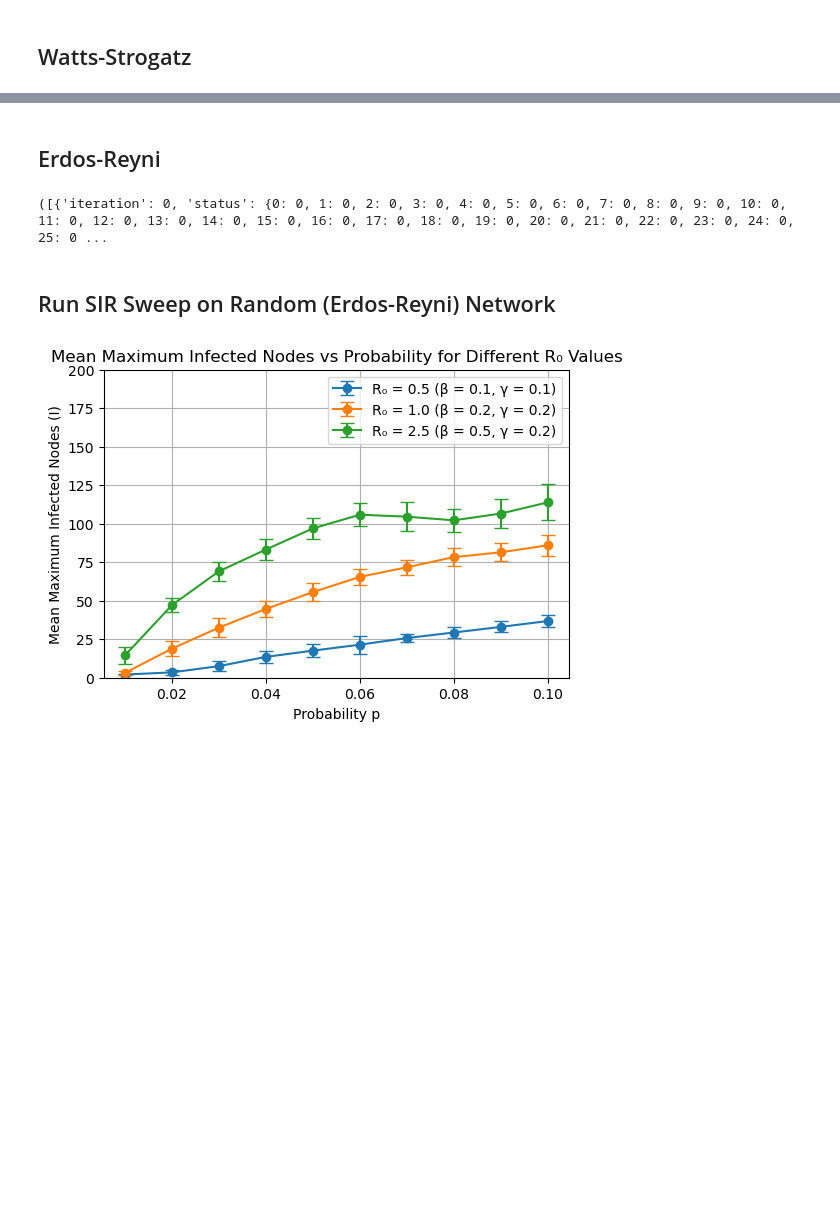
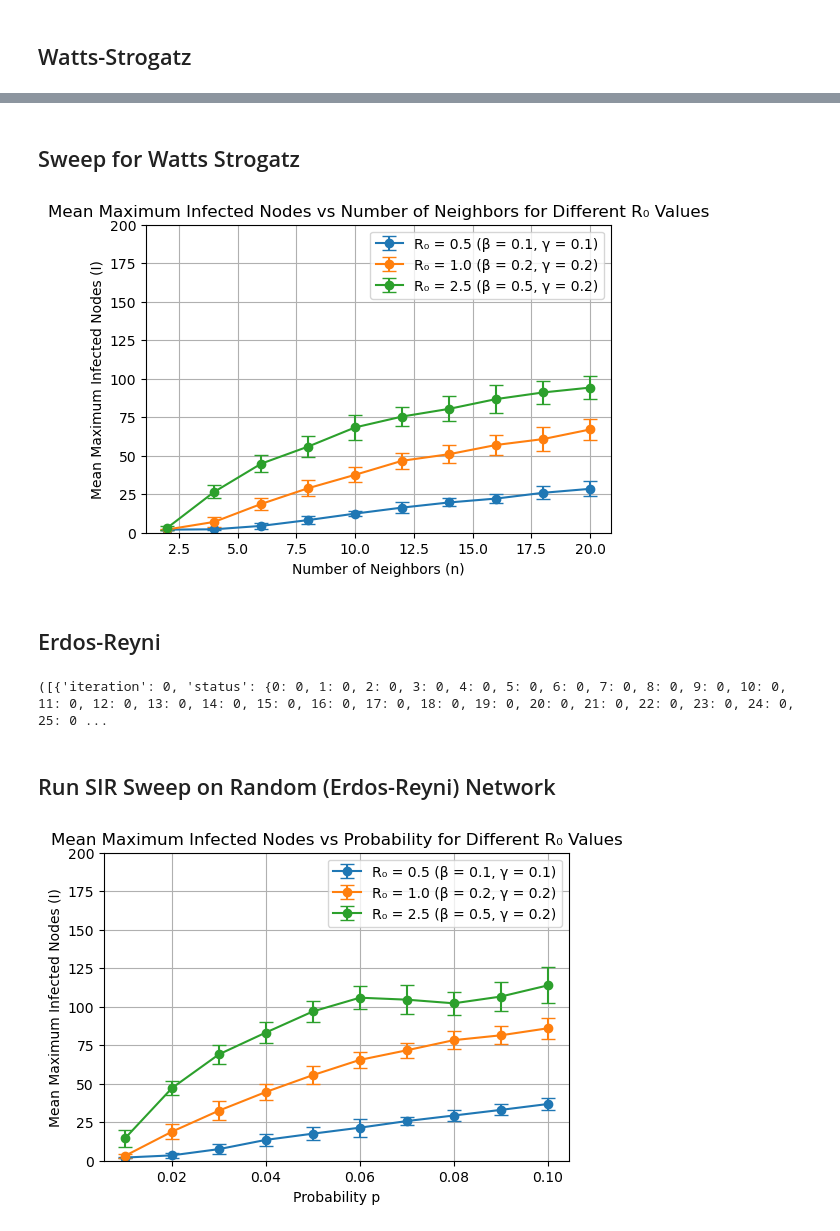
Before and after one commit to marv50/farv, a Jupyter notebook: Intro_Assifnment_2.ipynb, the cells around one changed output, grey strips where cells are left out. Cells and saved outputs as stored; diff of their text form; code cells hidden in the pictures; blank space fills up the shorter version.

Commit message:
sweep for ws

```diff
--- a/Intro_Assifnment_2.ipynb
+++ b/Intro_Assifnment_2.ipynb
@@ -1292,3 +1290,71 @@ print(results)
+# %% [markdown]
+## Sweep for Watts Strogatz
+# %%
+def ws_n_sweep(N, neighbors, p, beta, gamma, I0, t_span, num_runs):
+    mean_max_values = []
+    std_max_values = []
+
+    for n in neighbors:
+        max_I_values = []
+
+        for _ in range(num_runs):
+            _, y_data = watts_strogatz(N, n, p, beta, gamma, I0, t_span)
+
+            I_values = [data['I'] for data in y_data]
+
+            # Get the maximum infected value in the current run
+            max_I = max(I_values) if I_values else 0
+            max_I_values.append(max_I)
+
+        mean_max_I = np.mean(max_I_values) if max_I_values else 0
+        std_max_I = np.std(max_I_values) if max_I_values else 0
+
+        mean_max_values.append(mean_max_I)
+        std_max_values.append(std_max_I)
+
+    return mean_max_values, std_max_values
+
+
+def plot_ws_n_sweep(N, neighbors, p, beta_values, gamma_values, I0, t_span, num_runs):
+    plt.figure(figsize=(6, 4))
+
+    for beta, gamma in zip(beta_values, gamma_values):
+
+        mean_max_values, std_max_values = ws_n_sweep(N, neighbors, p, beta, gamma, I0, t_span, num_runs)
+
+        R0 = beta/gamma
+        label = f'R₀ = {R0:.1f} (β = {beta:.1f}, γ = {gamma:.1f})'
+
+        plt.errorbar(neighbors, mean_max_values, yerr=std_max_values, fmt='-o', capsize=5, label=label)
+
+    plt.xlabel("Number of Neighbors (n)")
+    plt.ylabel("Mean Maximum Infected Nodes (I)")
+    plt.title("Mean Maximum Infected Nodes vs Number of Neighbors for Different R₀ Values")
+    plt.legend()
+    plt.grid(True)
+    plt.ylim(0, N)
+    plt.show()
+
+
+def ws_n_vs_R0(N, neighbors, p, I0, t_span, num_runs, R0_values, gamma_values):
+    beta_values = [R0 * gamma for R0, gamma in zip(R0_values, gamma_values)]
+
+    plot_ws_n_sweep(N, neighbors, p, beta_values, gamma_values, I0, t_span, num_runs)
+
+
+# Example Usage
+N = 200
+neighbors = np.arange(2, 22, 2)
+p = 0.1 # Rewiring probability is fixed for now
+R0_values = [0.5, 1.0, 2.5]
+gamma_values = [0.1, 0.2, 0.2]
+I0 = 0.01
+t_span = 50
+num_runs = 50
+
+ws_n_vs_R0(N, neighbors, p, I0, t_span, num_runs, R0_values, gamma_values)
+# %% [output]
+[figure, added]
 # %% [markdown]
 ## Erdos-Reyni
 # %%
```
Also changed, not shown: parts of 2 cells of this notebook.
